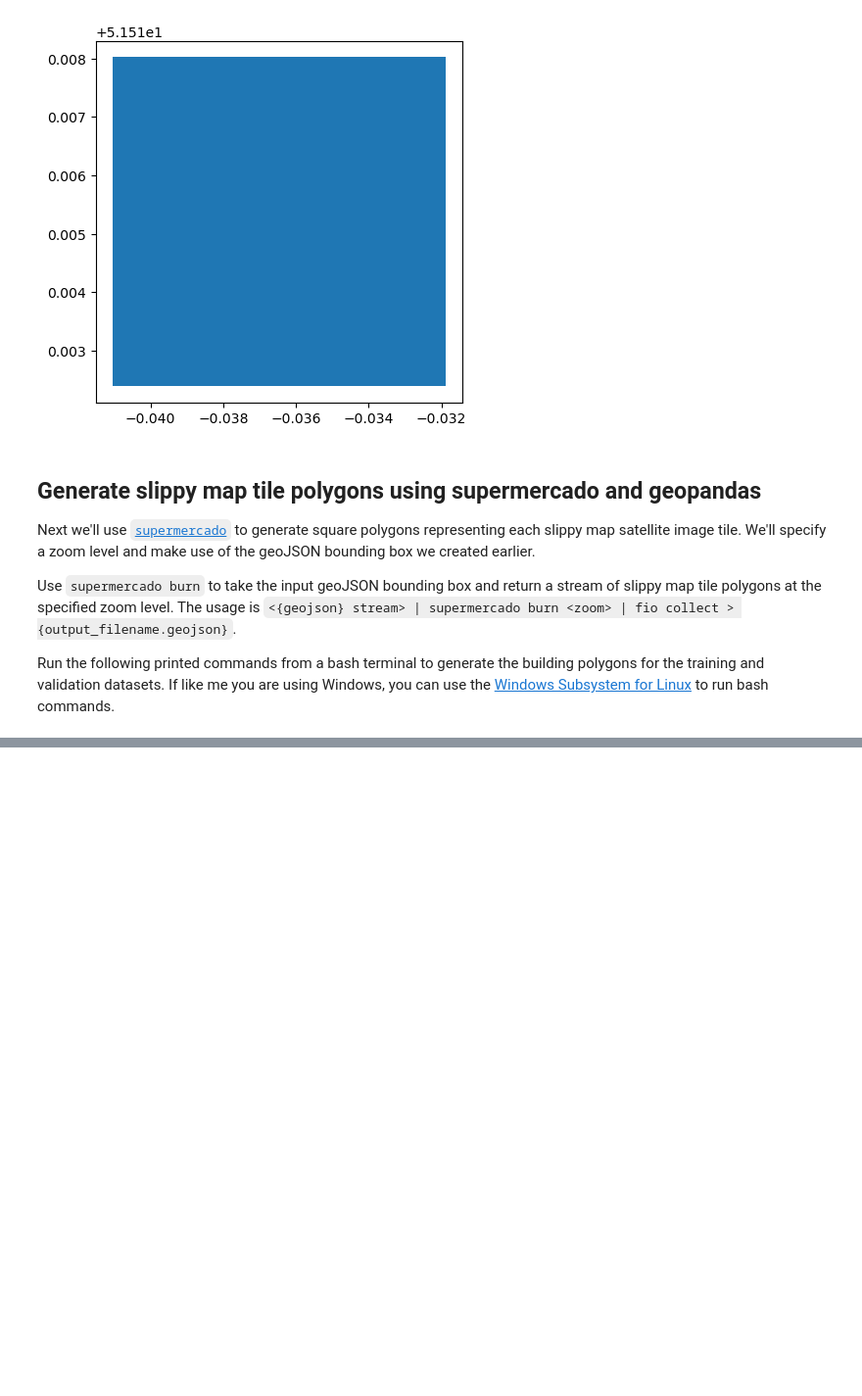
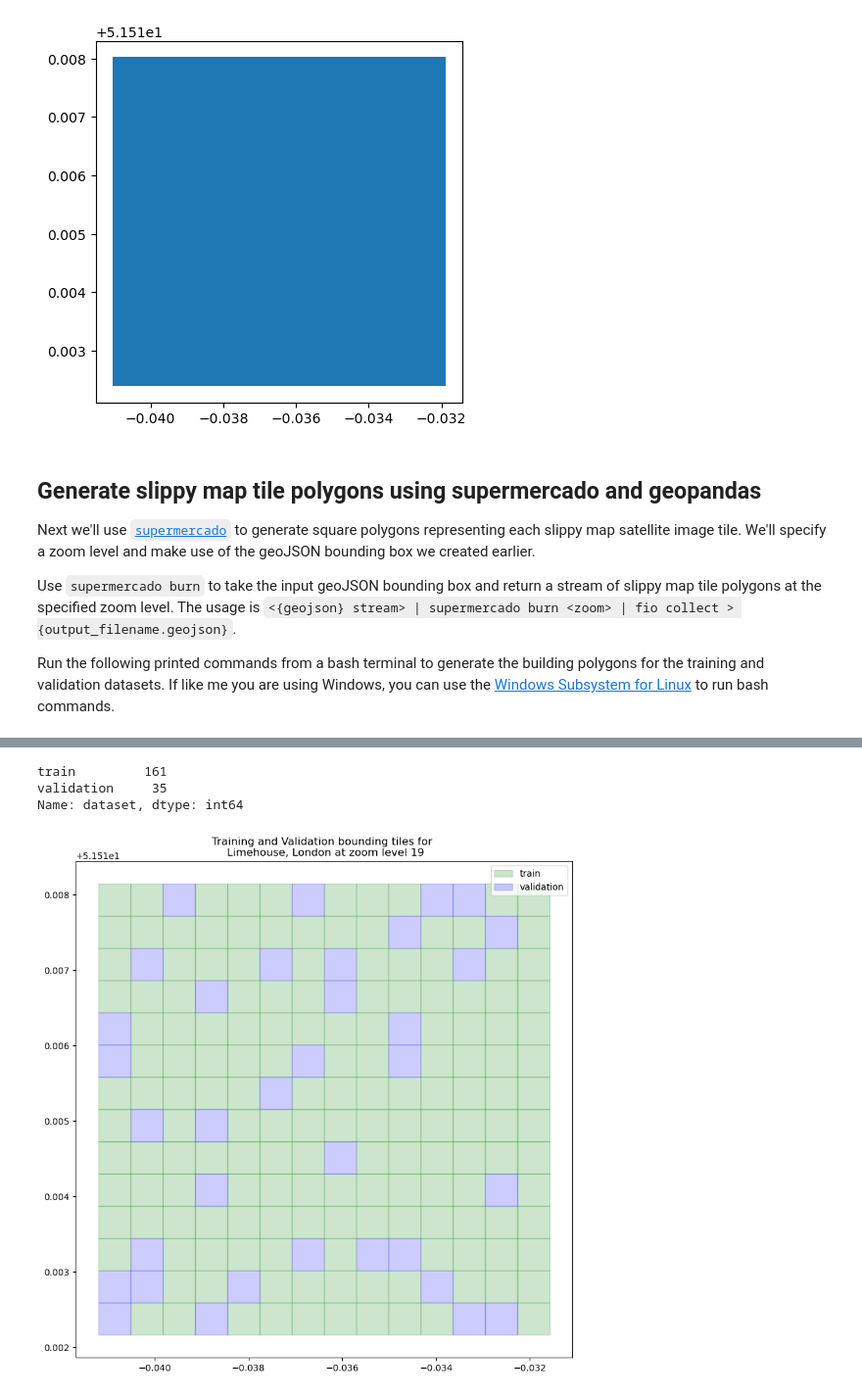
Before and after one commit to imharrisonking/rooftop-segmentation, a Jupyter notebook: preprocessingv2.ipynb, the cells around one changed output, grey strips where cells are left out. Shown at 98% size. Cells and saved outputs as stored; diff of their text form; code cells hidden in the pictures; blank space fills up the shorter version.

Commit message:
Creates bounding training and validation tiles from wider bounding box geoJSON using supermercado burn

```diff
--- a/preprocessingv2.ipynb
+++ b/preprocessingv2.ipynb
@@ -30,5 +33,5 @@ import json
 # %%
-TILE_SIZE = 256
+TILE_SIZE = 512
 ZOOM_LEVEL = 19
 LATITUDE_TOP = 51.51802
 LATITUDE_BOTTOM = 51.51239
@@ -46,6 +49,9 @@ IMAGE_PATH.mkdir(exist_ok=True)
 MASKS_PATH = DATA_DIR / 'masks'
 MASKS_PATH.mkdir(exist_ok=True)
 
+POLYGONS_PATH = DATA_DIR / 'polygons'
+POLYGONS_PATH.mkdir(exist_ok=True)
+
 # Create tile size (s) and zoom level (z) subdirectories within images and masks
 (IMAGE_PATH / f's{TILE_SIZE}_z{ZOOM_LEVEL}').mkdir(exist_ok=True)
 (MASKS_PATH / f's{TILE_SIZE}_z{ZOOM_LEVEL}').mkdir(exist_ok=True)
@@ -98,11 +104,11 @@ bounding_box_geojson = {
 }
 
 # Save the bounding box geojson
-with open(DATA_DIR / 'raw-inputs' / 'limehouse.geojson', 'w') as f:
+with open(POLYGONS_PATH / 'limehouse.geojson', 'w') as f:
     json.dump(bounding_box_geojson, f)
 
 # Create a geodataframe from the bounding box geojson
-bounding_box_gdf = gpd.read_file(DATA_DIR / 'raw-inputs' / 'limehouse.geojson')
+bounding_box_gdf = gpd.read_file(POLYGONS_PATH / 'limehouse.geojson')
 bounding_box_gdf.plot()
 # %% [output]
 <AxesSubplot:>
@@ -124,0 +131,12 @@ cat data/london/raw-inputs/limehouse.geojson | supermercado burn 19| mercantile
+# %%
+# Read back in the tiles generated from the command line
+bounding_tiles = gpd.read_file(POLYGONS_PATH / f'limehouse_z{ZOOM_LEVEL}tiles.geojson')
+
+# Randomly assign each tile to a training or validation set in a 80/20 split
+random.seed(123)
+
+bounding_tiles['dataset'] = np.random.choice(['train', 'validation'],
+                                           size=len(bounding_tiles),
+                                           p=[0.8, 0.2])
+
+bounding_tiles.head()
@@ -124,0 +150,28 @@ cat data/london/raw-inputs/limehouse.geojson | supermercado burn 19| mercantile
+# %%
+# Count the number of tiles in each dataset
+print(bounding_tiles['dataset'].value_counts())
+
+# Create traning and validation geodataframes
+train_bounding_tiles = bounding_tiles[bounding_tiles['dataset'] == 'train']
+validation_bounding_tiles = bounding_tiles[bounding_tiles['dataset'] == 'validation']
+# %% [output]
+train         161
+validation     35
+Name: dataset, dtype: int64
+# %%
+# Plot the bounding tiles
+fig, ax = plt.subplots(figsize=(10, 10))
+train_bounding_tiles.plot(ax=ax, color='green', edgecolor='green', alpha=0.2, label='train')
+validation_bounding_tiles.plot(ax=ax, color='blue', edgecolor='blue', alpha=0.2, label='validation')
+
+# Create legend patches
+train_patch = patches.Patch(color='green', alpha=0.2, label='train')
+validation_patch = patches.Patch(color='blue', alpha=0.2, label='validation')
+
+# Add a legend and title
+ax.legend(handles=[train_patch, validation_patch])
+ax.set_title(f'Training and Validation bounding tiles for \n Limehouse, London at zoom level {ZOOM_LEVEL}')
+
+plt.show()
+# %% [output]
+[figure, added]
```
Also changed, not shown: parts of 8 cells of this notebook, 4 other files.
